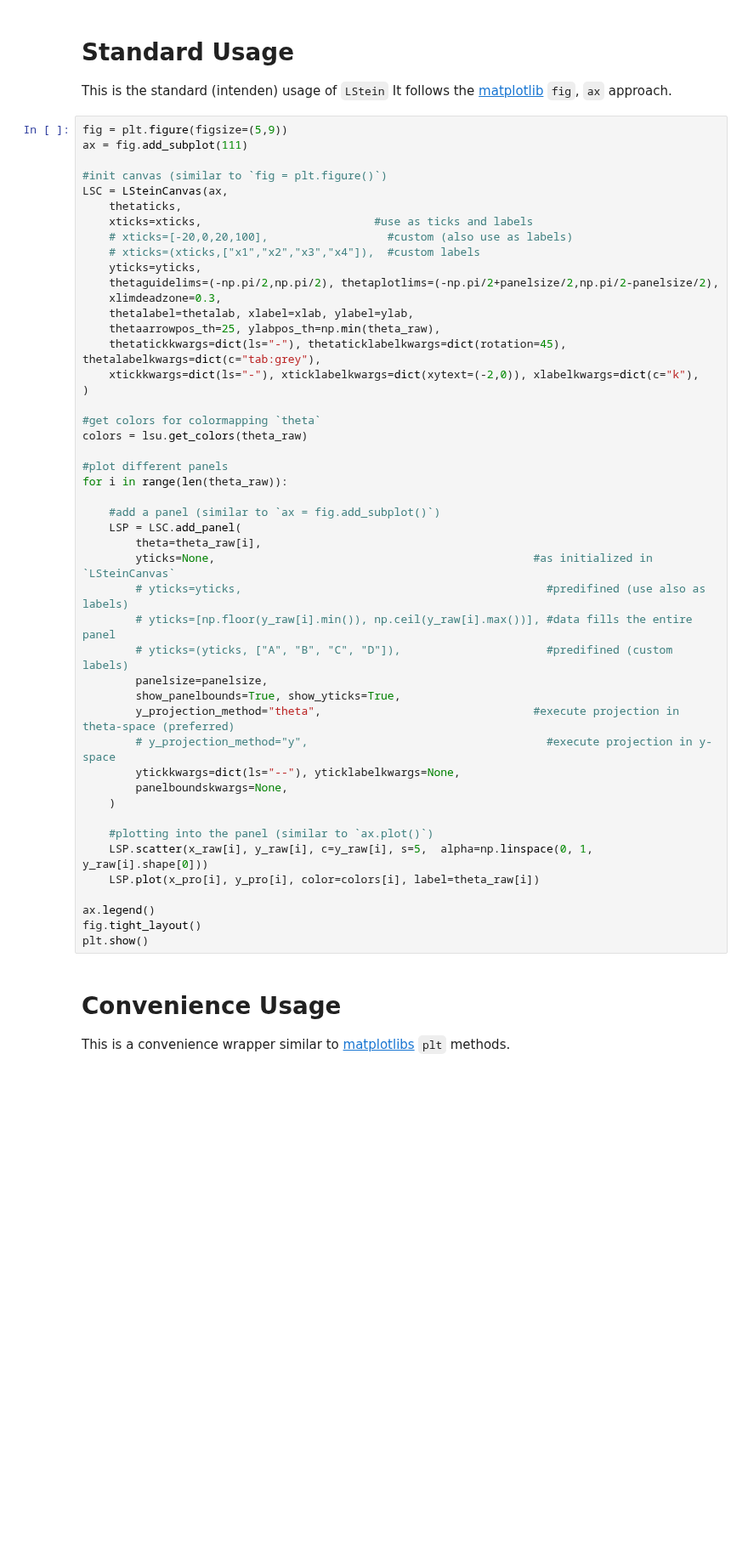
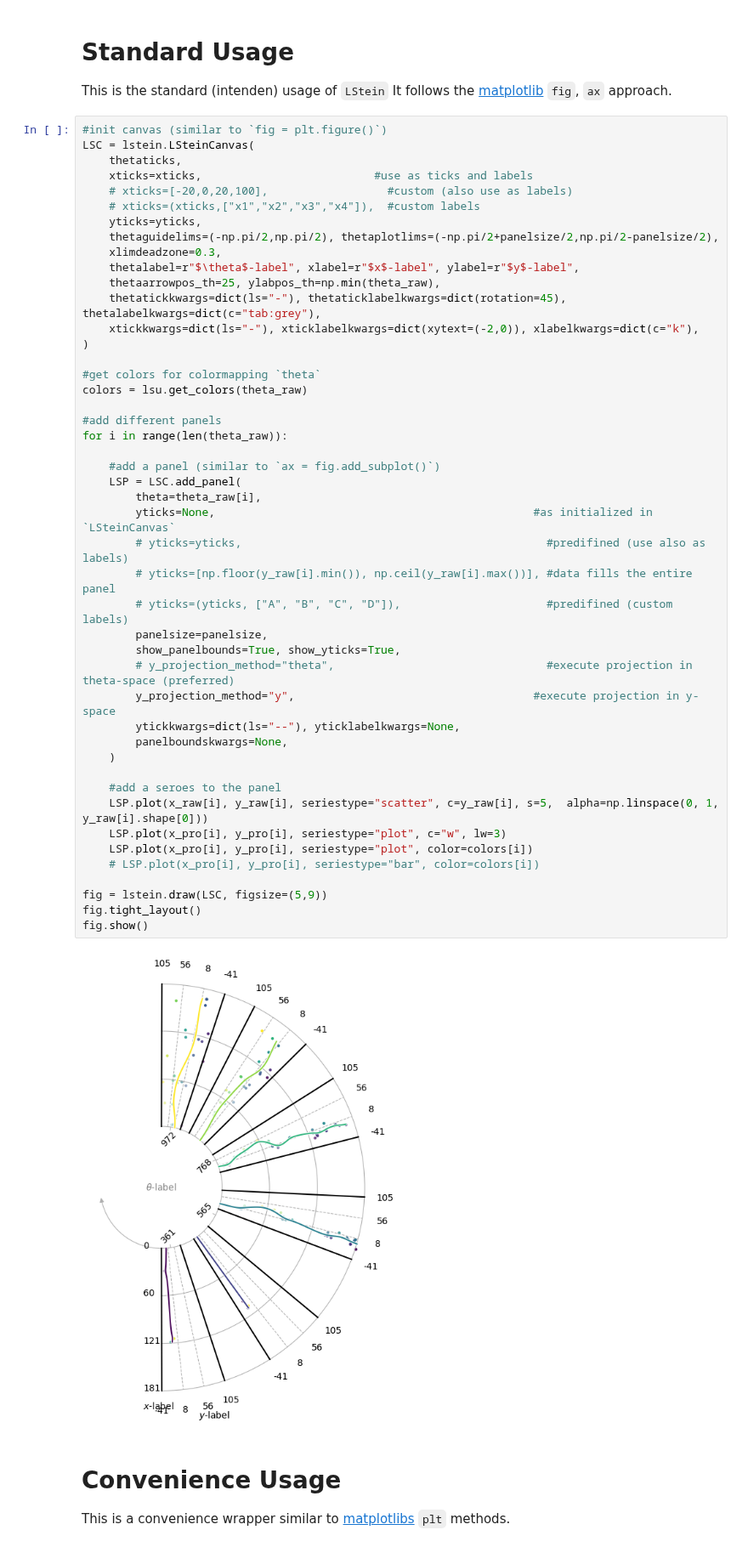
Before and after one commit to TheRedElement/LStein, a Jupyter notebook: demo/LStein_demo_colab.ipynb, the cells around one changed output. Shown at 85% size. Cells and saved outputs as stored; diff of their text form; blank space fills up the shorter version.

```diff
--- a/demo/LStein_demo_colab.ipynb
+++ b/demo/LStein_demo_colab.ipynb
@@ -198,52 +198,53 @@ To overwrite the default layout customizations (loaded above) uncomment the cell
 This is the standard (intenden) usage of `LStein`
 It follows the [matplotlib](https://matplotlib.org/) `fig`, `ax` approach.
 # %%
-fig = plt.figure(figsize=(5,9))
-ax = fig.add_subplot(111)
-
 #init canvas (similar to `fig = plt.figure()`)
-LSC = LSteinCanvas(ax,
+LSC = lstein.LSteinCanvas(
     thetaticks,
     xticks=xticks,                          #use as ticks and labels
     # xticks=[-20,0,20,100],                  #custom (also use as labels)
     # xticks=(xticks,["x1","x2","x3","x4"]),  #custom labels
     yticks=yticks,
     thetaguidelims=(-np.pi/2,np.pi/2), thetaplotlims=(-np.pi/2+panelsize/2,np.pi/2-panelsize/2),
     xlimdeadzone=0.3,
-    thetalabel=thetalab, xlabel=xlab, ylabel=ylab,
+    thetalabel=r"$\theta$-label", xlabel=r"$x$-label", ylabel=r"$y$-label",
     thetaarrowpos_th=25, ylabpos_th=np.min(theta_raw),
     thetatickkwargs=dict(ls="-"), thetaticklabelkwargs=dict(rotation=45), thetalabelkwargs=dict(c="tab:grey"),
     xtickkwargs=dict(ls="-"), xticklabelkwargs=dict(xytext=(-2,0)), xlabelkwargs=dict(c="k"),
 )
 
 #get colors for colormapping `theta`
 colors = lsu.get_colors(theta_raw)
 
-#plot different panels
+#add different panels
 for i in range(len(theta_raw)):
 
     #add a panel (similar to `ax = fig.add_subplot()`)
     LSP = LSC.add_panel(
         theta=theta_raw[i],
         yticks=None,                                                #as initialized in `LSteinCanvas`
         # yticks=yticks,                                              #predifined (use also as labels)
         # yticks=[np.floor(y_raw[i].min()), np.ceil(y_raw[i].max())], #data fills the entire panel
         # yticks=(yticks, ["A", "B", "C", "D"]),                      #predifined (custom labels)
         panelsize=panelsize,
         show_panelbounds=True, show_yticks=True,
-        y_projection_method="theta",                                #execute projection in theta-space (preferred)
-        # y_projection_method="y",                                    #execute projection in y-space
+        # y_projection_method="theta",                                #execute projection in theta-space (preferred)
+        y_projection_method="y",                                    #execute projection in y-space
         ytickkwargs=dict(ls="--"), yticklabelkwargs=None,
         panelboundskwargs=None,
     )
 
-    #plotting into the panel (similar to `ax.plot()`)
-    LSP.scatter(x_raw[i], y_raw[i], c=y_raw[i], s=5,  alpha=np.linspace(0, 1, y_raw[i].shape[0]))
-    LSP.plot(x_pro[i], y_pro[i], color=colors[i], label=theta_raw[i])
+    #add a seroes to the panel
+    LSP.plot(x_raw[i], y_raw[i], seriestype="scatter", c=y_raw[i], s=5,  alpha=np.linspace(0, 1, y_raw[i].shape[0]))
+    LSP.plot(x_pro[i], y_pro[i], seriestype="plot", c="w", lw=3)
+    LSP.plot(x_pro[i], y_pro[i], seriestype="plot", color=colors[i])
+    # LSP.plot(x_pro[i], y_pro[i], seriestype="bar", color=colors[i])
 
-ax.legend()
+fig = lstein.draw(LSC, figsize=(5,9))
 fig.tight_layout()
-plt.show()
+fig.show()
+# %% [output]
+[figure, added]
 # %% [markdown]
 # Convenience Usage
 This is a convenience wrapper similar to [matplotlibs](https://matplotlib.org/) `plt` methods.
```
Also changed, not shown: parts of 4 cells of this notebook, 3 other files.
